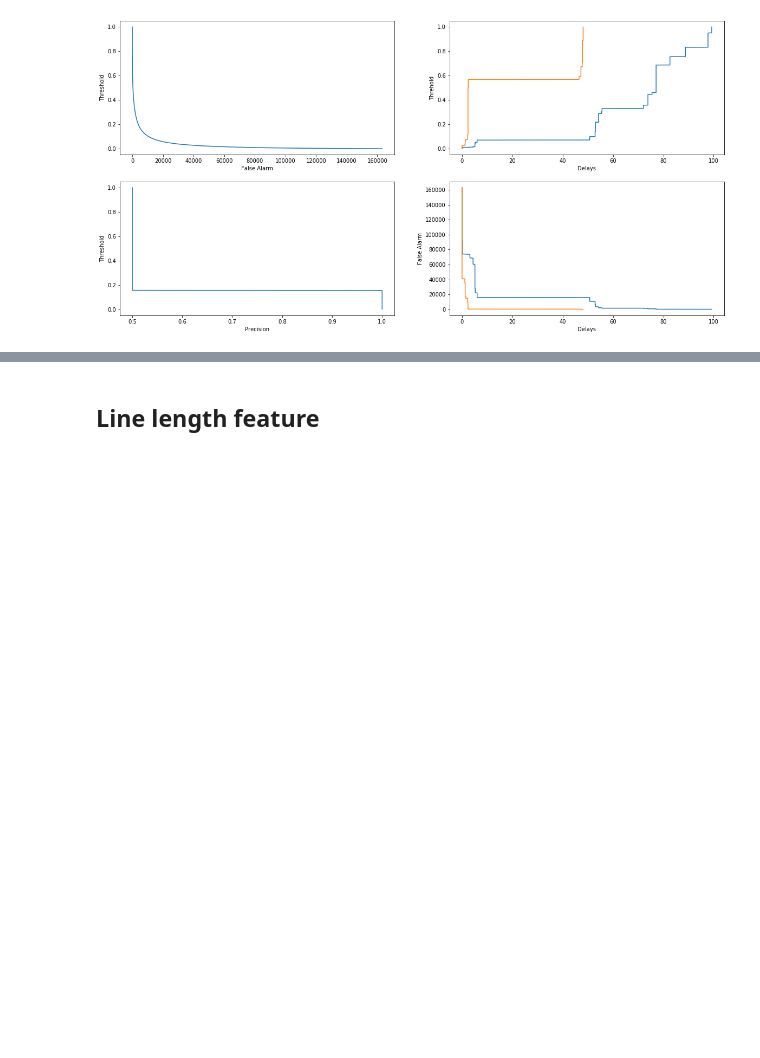
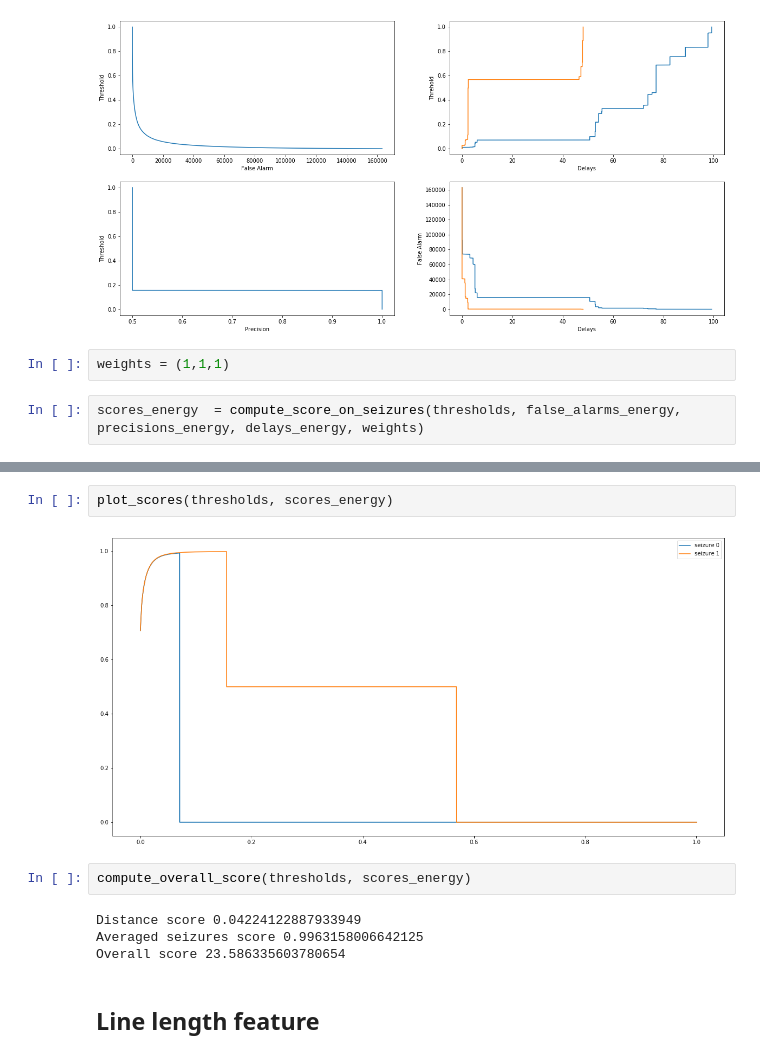
Before and after one commit to sinitame/ieeg-ml-project, a Jupyter notebook: notebooks/Feature_selection_patient_1.ipynb, the cells around one changed output, grey strips where cells are left out. Drawn from its saved outputs; the diff is of its cells as text; blank space fills up the shorter version.

Commit message:
Updating patient 1 and patient 2 notebooks to integrate new scores calcultations (with L2 norm)

```diff
--- a/notebooks/Feature_selection_patient_1.ipynb
+++ b/notebooks/Feature_selection_patient_1.ipynb
@@ -128,3 +134,7 @@ thresholds, false_alarms_moving_avg, delays_moving_avg, precisions_moving_avg =
 plt_all_metrics = plot_metrics(thresholds, false_alarms_energy, delays_energy, precisions_energy)
 # %% [output]
 [figure]
+# %%
+weights = (1,1,1)
+# %%
+scores_energy  = compute_score_on_seizures(thresholds, false_alarms_energy, precisions_energy, delays_energy, weights)
@@ -131,3 +151,13 @@ plt_all_metrics = plot_metrics(thresholds, false_alarms_energy, delays_energy, p
+# %%
+plot_scores(thresholds, scores_energy)
+# %% [output]
+[figure, added]
+# %%
+compute_overall_score(thresholds, scores_energy)
+# %% [output]
+Distance score 0.04224122887933949
+Averaged seizures score 0.9963158006642125
+Overall score 23.586335603780654
 # %% [markdown]
 ## Line length feature
 # %%
```
Also changed, not shown: parts of 10 cells of this notebook, 4 other files.
